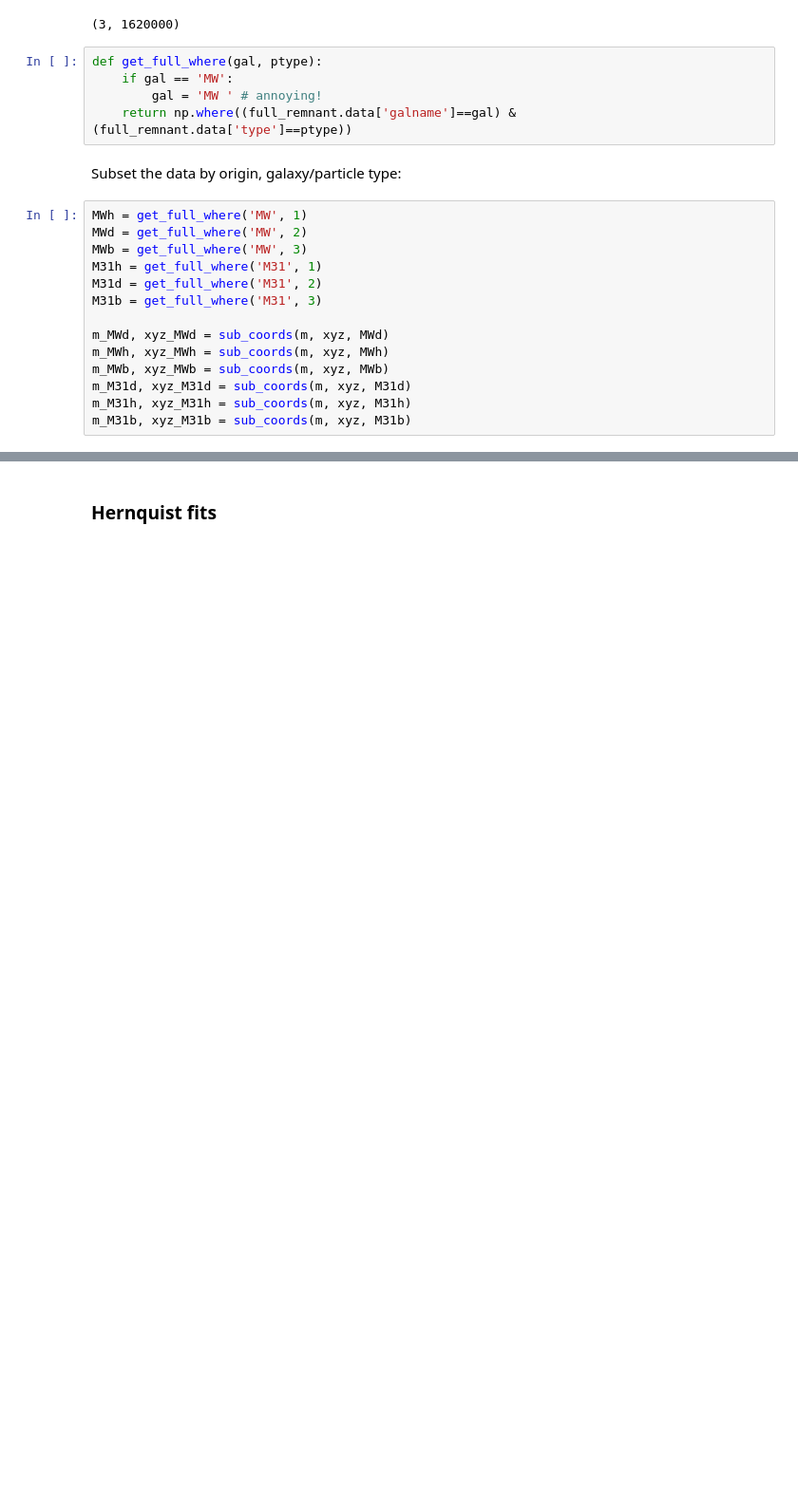
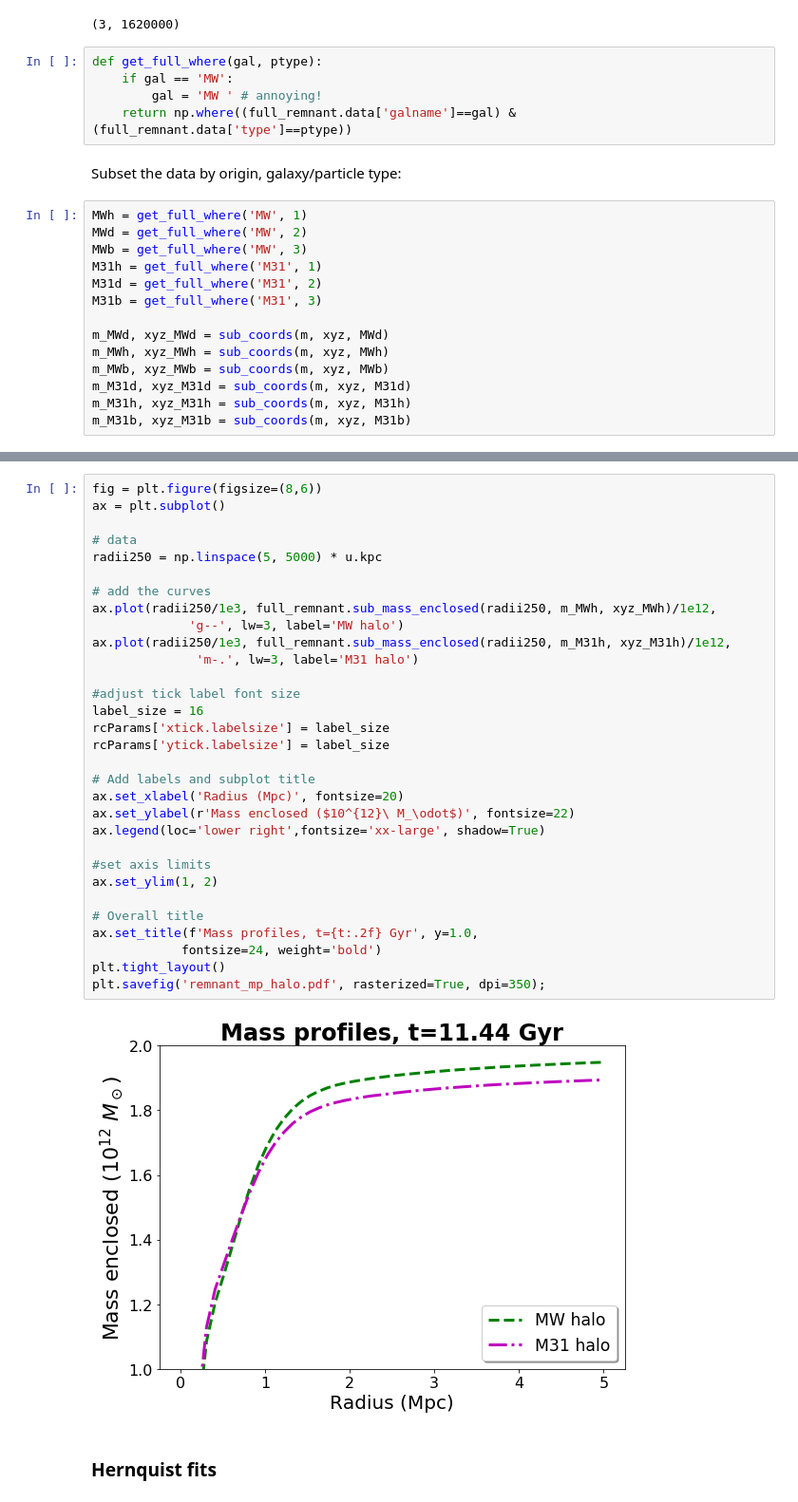
Before and after one commit to colinleach/400B_Leach, a Jupyter notebook: Project/notebooks/Remnant.ipynb, the cells around one changed output, grey strips where cells are left out. Shown at 95% size. Cells and saved outputs as stored; diff of their text form; blank space fills up the shorter version.

Commit message:
expanded remnant code and report

```diff
--- a/Project/notebooks/Remnant.ipynb
+++ b/Project/notebooks/Remnant.ipynb
@@ -421,5 +352,38 @@ plt.tight_layout()
 plt.savefig('remnant_mp_origins.pdf', rasterized=True, dpi=350);
 # %% [output]
 [figure]
+# %%
+fig = plt.figure(figsize=(8,6))
+ax = plt.subplot()
+
+# data
+radii250 = np.linspace(5, 5000) * u.kpc
+
+# add the curves
+ax.plot(radii250/1e3, full_remnant.sub_mass_enclosed(radii250, m_MWh, xyz_MWh)/1e12,
+             'g--', lw=3, label='MW halo')
+ax.plot(radii250/1e3, full_remnant.sub_mass_enclosed(radii250, m_M31h, xyz_M31h)/1e12,
+              'm-.', lw=3, label='M31 halo')
+
+#adjust tick label font size
+label_size = 16
+rcParams['xtick.labelsize'] = label_size
+rcParams['ytick.labelsize'] = label_size
+
+# Add labels and subplot title
+ax.set_xlabel('Radius (Mpc)', fontsize=20)
+ax.set_ylabel(r'Mass enclosed ($10^{12}\ M_\odot$)', fontsize=22)
+ax.legend(loc='lower right',fontsize='xx-large', shadow=True)
+
+#set axis limits
+ax.set_ylim(1, 2)
+
+# Overall title
+ax.set_title(f'Mass profiles, t={t:.2f} Gyr', y=1.0,
+            fontsize=24, weight='bold')
+plt.tight_layout()
+plt.savefig('remnant_mp_halo.pdf', rasterized=True, dpi=350);
+# %% [output]
+[figure, added]
 # %% [markdown]
 ### Hernquist fits
```
Also changed, not shown: parts of 26 cells of this notebook, 12 other files.
